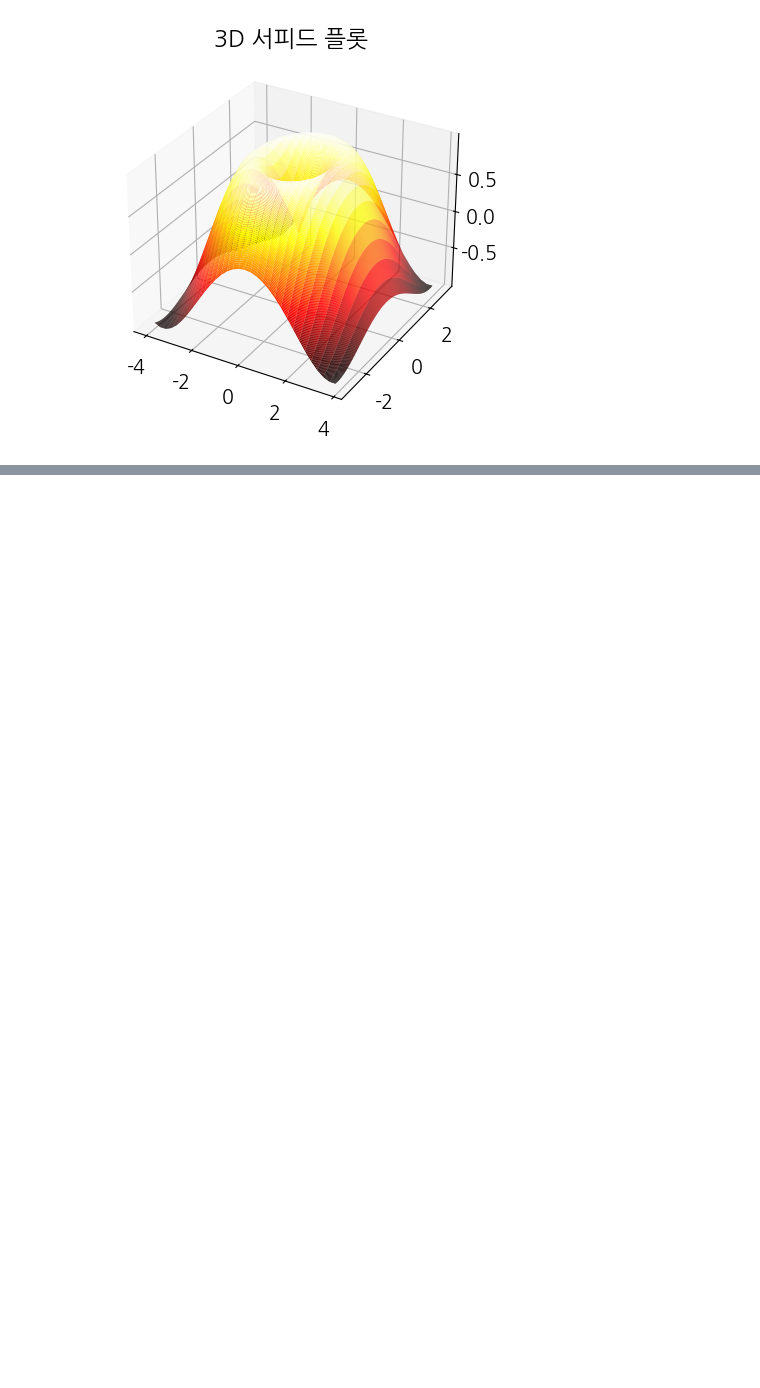
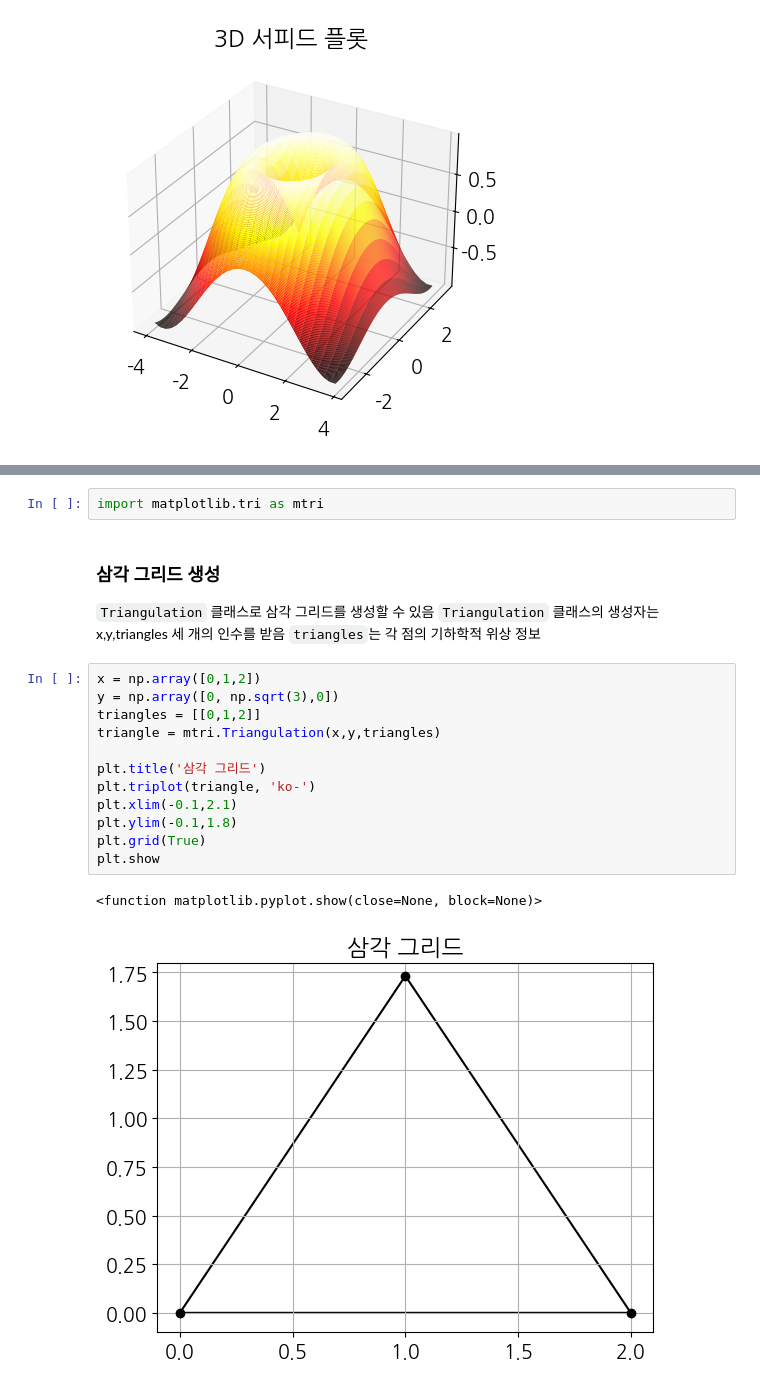
Before and after one commit to devKMC/python, a Jupyter notebook: matplotlib_visualize_data/matplotlib_varierty_plots.ipynb, the cells around one changed output, grey strips where cells are left out. Cells and saved outputs as stored; diff of their text form; blank space fills up the shorter version.

```diff
--- a/matplotlib_visualize_data/matplotlib_varierty_plots.ipynb
+++ b/matplotlib_visualize_data/matplotlib_varierty_plots.ipynb
@@ -225,0 +235,22 @@ plt.show()
+# %%
+import matplotlib.tri as mtri
+# %% [markdown]
+### 삼각 그리드 생성
+`Triangulation` 클래스로 삼각 그리드를 생성할 수 있음
+`Triangulation` 클래스의 생성자는 x,y,triangles 세 개의 인수를 받음
+`triangles`는 각 점의 기하학적 위상 정보
+# %%
+x = np.array([0,1,2])
+y = np.array([0, np.sqrt(3),0])
+triangles = [[0,1,2]]
+triangle = mtri.Triangulation(x,y,triangles)
+
+plt.title('삼각 그리드')
+plt.triplot(triangle, 'ko-')
+plt.xlim(-0.1,2.1)
+plt.ylim(-0.1,1.8)
+plt.grid(True)
+plt.show
+# %% [output]
+<function matplotlib.pyplot.show(close=None, block=None)>
+[figure, added]
```
Also changed, not shown: parts of 8 cells of this notebook, 1 other file.
